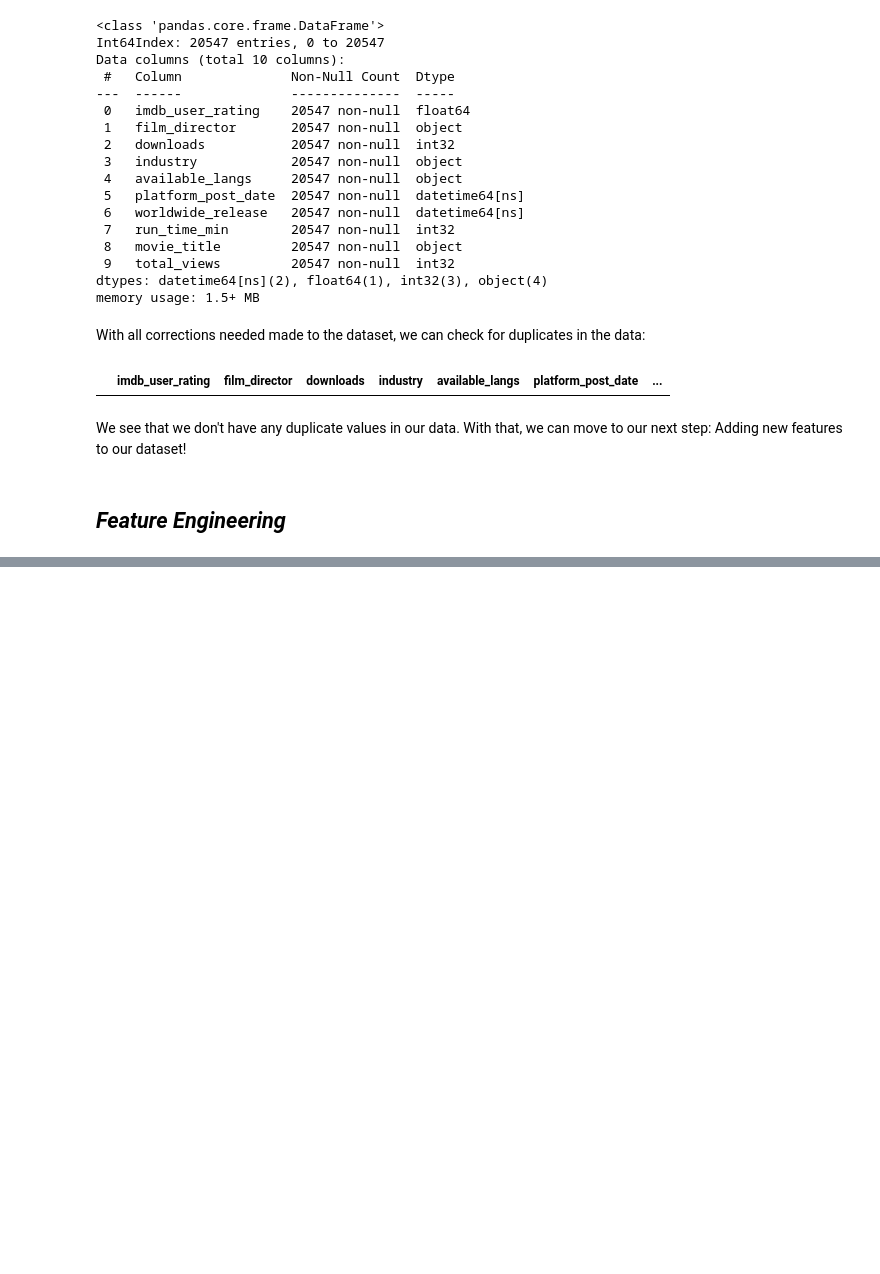
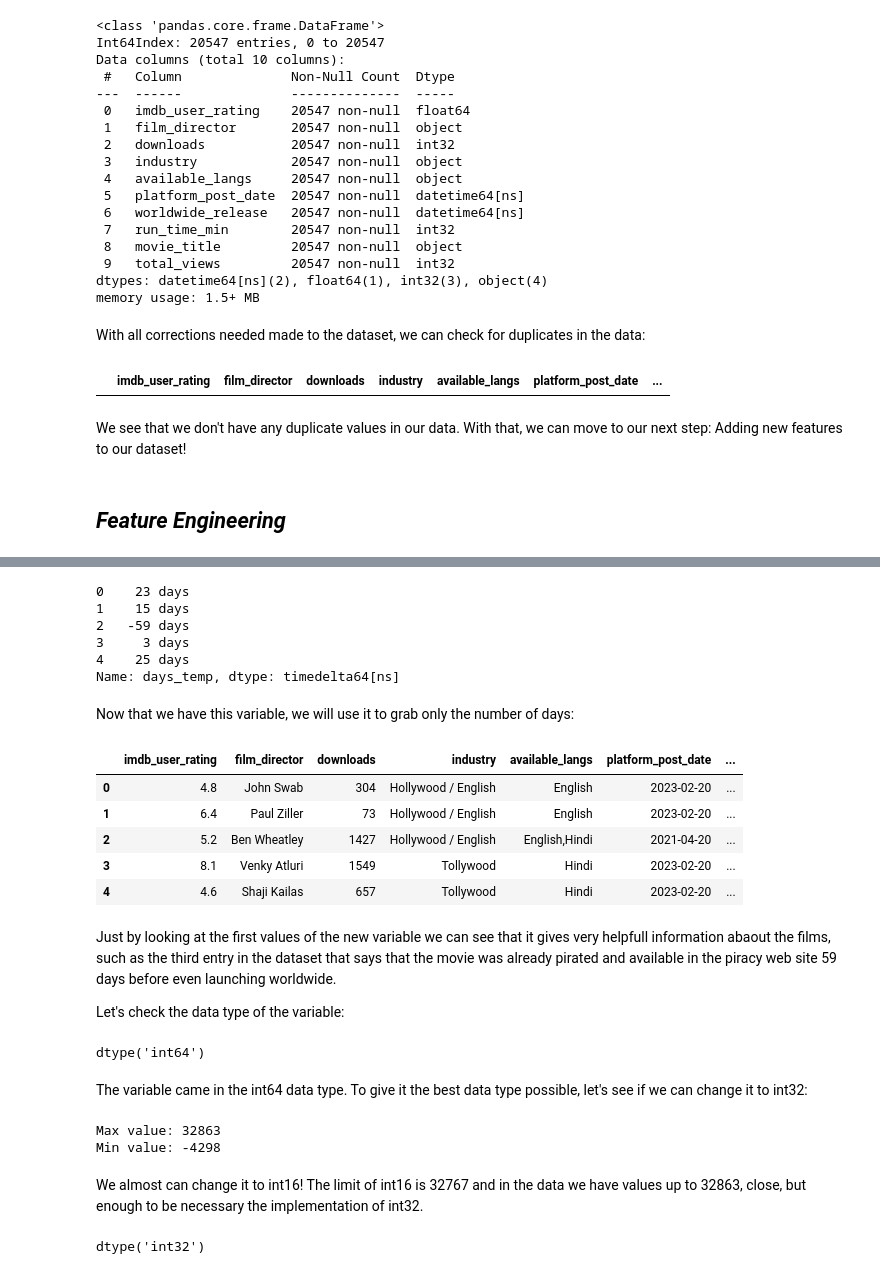
Before and after one commit to JoSEPHDev2022/EDA_Pirated_Movies, a Jupyter notebook: eda_report.ipynb, the cells around one changed output, grey strips where cells are left out. Cells and saved outputs as stored; diff of their text form; code cells hidden in the pictures; blank space fills up the shorter version.

```diff
--- a/eda_report.ipynb
+++ b/eda_report.ipynb
@@ -837,0 +865,16 @@ We see that we don't have any duplicate values in our data. With that, we can mo
+# %%
+# Creating new variable to store the difference in days.
+# This variable is temporary, it will be used to create the oficial variable:
+pirated_films['days_temp'] = pirated_films['platform_post_date'] - pirated_films['worldwide_release']
+# %%
+# Checking variable:
+pirated_films['days_temp'].head()
+# %% [output]
+0    23 days
+1    15 days
+2   -59 days
+3     3 days
+4    25 days
+Name: days_temp, dtype: timedelta64[ns]
+# %% [markdown]
+Now that we have this variable, we will use it to grab only the number of days:
@@ -837,0 +887,30 @@ We see that we don't have any duplicate values in our data. With that, we can mo
+# %%
+# Checking results:
+pirated_films.head()
+# %% [output]
+|  | imdb_user_rating | film_director | downloads | industry | available_langs | platform_post_date | ... |
+| 0 | 4.8 | John Swab | 304 | Hollywood / English | English | 2023-02-20 | ... |
+| 1 | 6.4 | Paul Ziller | 73 | Hollywood / English | English | 2023-02-20 | ... |
+| 2 | 5.2 | Ben Wheatley | 1427 | Hollywood / English | English,Hindi | 2021-04-20 | ... |
+| 3 | 8.1 | Venky Atluri | 1549 | Tollywood | Hindi | 2023-02-20 | ... |
+| 4 | 4.6 | Shaji Kailas | 657 | Tollywood | Hindi | 2023-02-20 | ... |
+# %% [markdown]
+Just by looking at the first values of the new variable we can see that it gives very helpfull information abaout the films, such as the third entry in the dataset that says that the movie was already pirated and available in the piracy web site 59 days before even launching worldwide.
+
+Let's check the data type of the variable:
+# %%
+# Checking data type:
+pirated_films['days_to_piracy'].dtype
+# %% [output]
+dtype('int64')
+# %% [markdown]
+The variable came in the int64 data type. To give it the best data type possible, let's see if we can change it to int32:
+# %%
+# Checking min and max values of the new variable:
+print(f'Max value: {pirated_films["days_to_piracy"].max()}')
+print(f'Min value: {pirated_films["days_to_piracy"].min()}')
+# %% [output]
+Max value: 32863
+Min value: -4298
+# %% [markdown]
+We almost can change it to int16! The limit of int16 is 32767 and in the data we have values up to 32863, close, but enough to be necessary the implementation of int32.
@@ -837,0 +920,5 @@ We see that we don't have any duplicate values in our data. With that, we can mo
+# %%
+# Checking final data types:
+pirated_films['days_to_piracy'].dtype
+# %% [output]
+dtype('int32')
```
Also changed, not shown: parts of 22 cells of this notebook.
